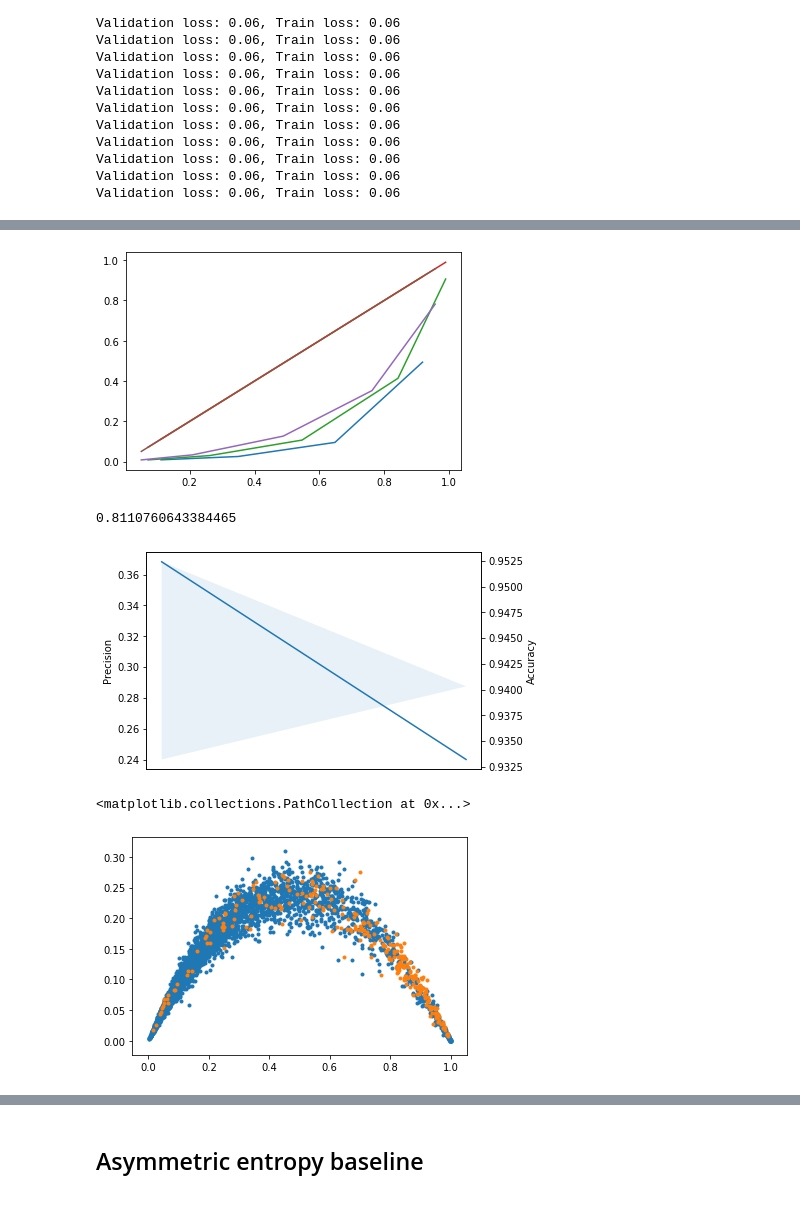
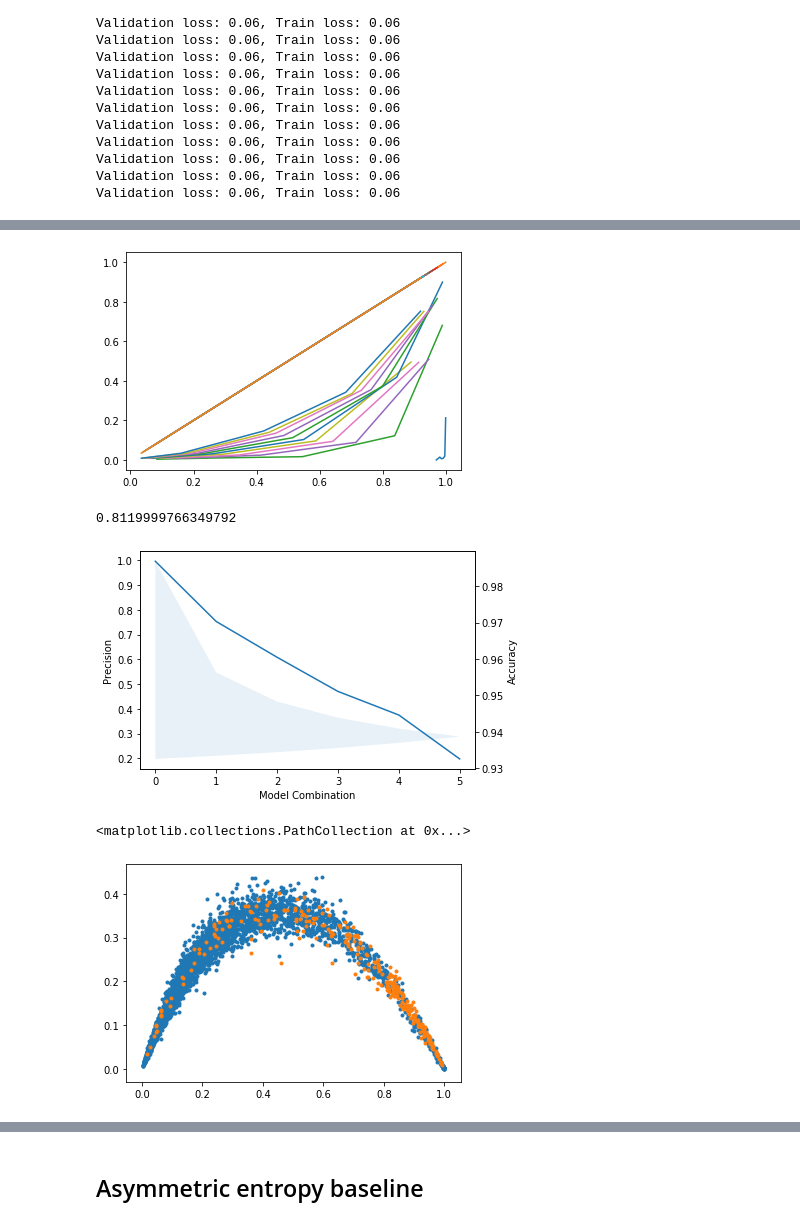
Before and after one commit to Pacmed/sensible-local-interpretations, a Jupyter notebook: experiments/mimic/ours_weighing.ipynb, the cells around one changed output, grey strips where cells are left out. Cells and saved outputs as stored; diff of their text form; code cells hidden in the pictures.

```diff
--- a/experiments/mimic/ours_weighing.ipynb
+++ b/experiments/mimic/ours_weighing.ipynb
@@ -31,0 +32,5 @@ quantiles = [optimal_weight - .035, optimal_weight, optimal_weight + .035]
+# %%
+quantiles = np.concatenate([
+    np.linspace(0, optimal_weight, 5, endpoint=False),
+    np.linspace(optimal_weight, 2 * optimal_weight, 6, endpoint=True)
+])
@@ -97,33 +119,33 @@ for plot in plots:
 
 plt.show()
 # %% [output]
-[figure, old version]
+[figure, new version]
 # %%
 outputs_val = torch.stack([torch.sigmoid(output_val.squeeze()) for output_val in outputs_val], dim=1).detach().numpy().round(3)
 # %%
 # optimal cutoff point
-cutoff = np.percentile(outputs_val[:, 1], 100 * (1-y_train.values.mean()))
+cutoff = np.percentile(outputs_val[:, 5], 100 * (1-y_train.values.mean()))
 cutoff
 # %% [output]
-0.8110760643384465
+0.8119999766349792
 # %%
 preds = (outputs_val > cutoff)
 # %%
 make_precision_accuracy_plot(outputs_val, preds, y_test)
 # %% [output]
-[figure, old version]
+[figure, new version]
 # %%
 # uncertainties = np.var(outputs_val, axis=-1)
-# uncertainties = outputs_val[:, 1] - outptus_val[:, 9]
-# uncertainties = outputs_val[:, 2] - outputs_val[:, 8]
+# uncertainties = outputs_val[:, 1] - outputs_val[:, 9]
+uncertainties = outputs_val[:, 2] - outputs_val[:, 8]
 # uncertainties = outputs_val[:, 3] - outputs_val[:, 7]
-uncertainties = outputs_val[:, 0] - outputs_val[:, 2]
+# uncertainties = outputs_val[:, 4] - outputs_val[:, 6]
 
-preds_50 = preds[:, 1]
-plt.scatter(outputs_val[:, 1][preds_50 == y_test.squeeze().values], uncertainties[preds_50 == y_test.squeeze().values], marker='.')
-plt.scatter(outputs_val[:, 1][preds_50 != y_test.squeeze().values], uncertainties[preds_50 != y_test.squeeze().values], marker='.')
+preds_50 = preds[:, 5]
+plt.scatter(outputs_val[:, 5][preds_50 == y_test.squeeze().values], uncertainties[preds_50 == y_test.squeeze().values], marker='.')
+plt.scatter(outputs_val[:, 5][preds_50 != y_test.squeeze().values], uncertainties[preds_50 != y_test.squeeze().values], marker='.')
 # %% [output]
 <matplotlib.collections.PathCollection at 0x...>
-[figure, old version]
+[figure, new version]
 # %%
 y_true = y_test.values.squeeze(-1)
```
Also changed, not shown: parts of 20 cells of this notebook, 4 other files.
